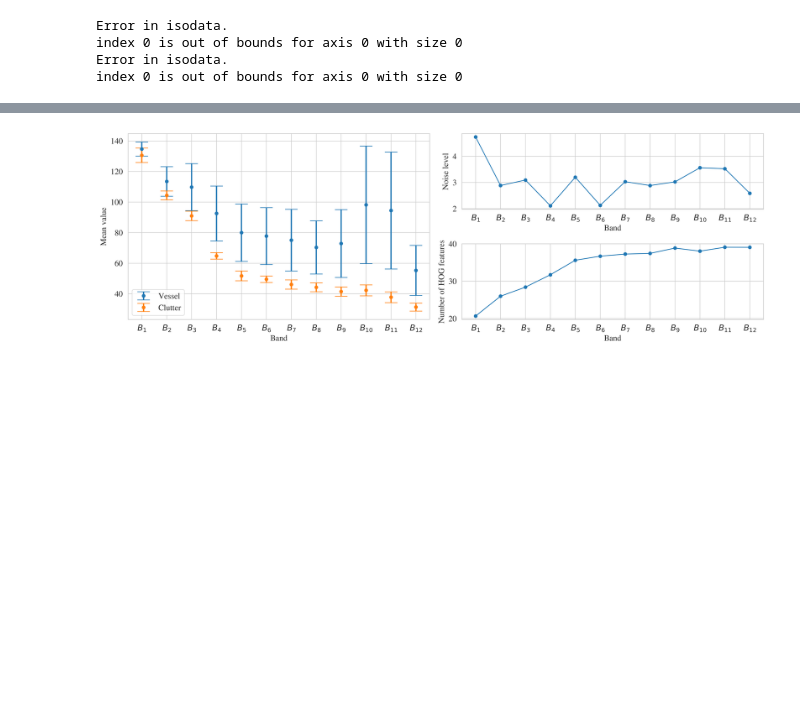
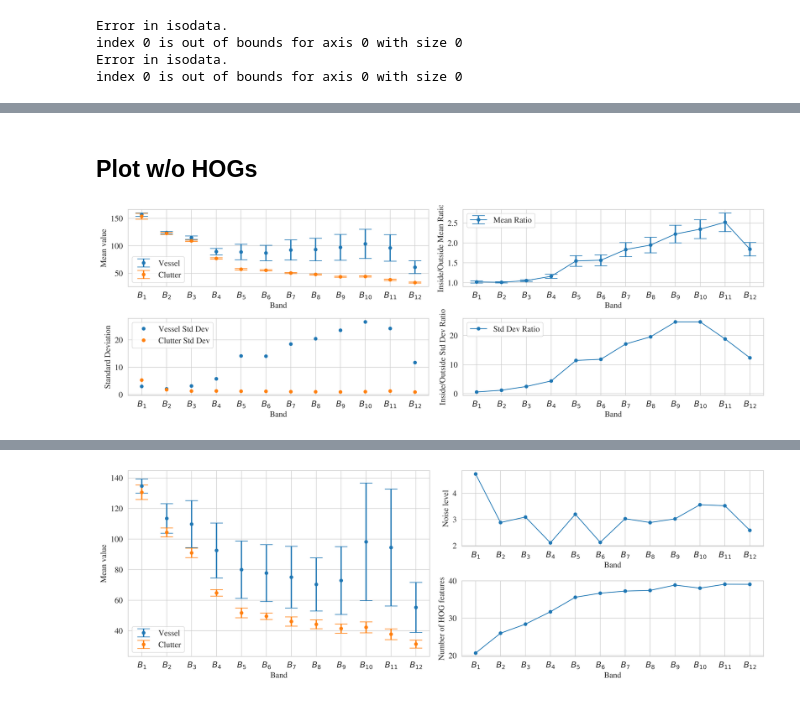
Before and after one commit to sirbastiano/SimpleDet, a Jupyter notebook: studies/SNR.ipynb, the cells around one changed output, grey strips where cells are left out. Drawn from its saved outputs; the diff is of its cells as text; code cells hidden in the pictures; blank space fills up the shorter version.

```diff
--- a/studies/SNR.ipynb
+++ b/studies/SNR.ipynb
@@ -220,3 +229,75 @@ for Band in range(1,13,1):
     meanValues = [x['mean'] for x in OutsideDict[Band]]
     stdValues = [x['std'] for x in OutsideDict[Band]]
     outsideResults[Band].append({'mean':np.mean(meanValues), 'std':np.mean(stdValues)})
+# %% [markdown]
+## Plot w/o HOGs
+# %%
+import matplotlib.pyplot as plt
+from style import set_style
+
+set_style(scale_factor=1.)
+threshold_value = 0.7
+
+plt.subplot(2, 2, 1)
+
+# Plot inside mean value with larger caps and lines
+x = range(1, int(Band)+1)
+xticks = [f'$B_{{{i}}}$' for i in x]
+y = [insideResults[x][0]['mean'] for x in range(1, int(Band)+1)]
+yerr = [insideResults[x][0]['std'] for x in range(1, int(Band)+1)]
+plt.errorbar(x, y, yerr=yerr, fmt='o', label='Vessel', capsize=10, elinewidth=2)
+
+# Plot outside mean value with larger caps and lines
+y = [outsideResults[x][0]['mean'] for x in range(1, int(Band)+1)]
+yerr = [outsideResults[x][0]['std'] for x in range(1, int(Band)+1)]
+plt.errorbar(x, y, yerr=yerr, fmt='o', label='Clutter', capsize=10, elinewidth=2)
+
+plt.xlabel('Band')
+plt.ylabel('Mean value')
+plt.xticks(x, xticks)
+plt.legend()
+
+# Calculate the ratio of inside and outside mean values
+ratio_mean = [insideResults[x][0]['mean'] / outsideResults[x][0]['mean'] for x in range(1, int(Band)+1)]
+ratio_mean_err = [np.sqrt((insideResults[x][0]['std']**2 + outsideResults[x][0]['std']**2) / (insideResults[x][0]['mean']**2 + outsideResults[x][0]['mean']**2)) for x in range(1, int(Band)+1)]
+
+plt.subplot(2, 2, 2)
+# Plot the ratio of mean values with larger caps and lines
+plt.errorbar(x, ratio_mean, yerr=ratio_mean_err, fmt='-o', label='Mean Ratio', capsize=10, elinewidth=2)
+plt.xlabel('Band')
+plt.ylabel('Inside/Outside Mean Ratio')
+plt.xticks(x, xticks)
+plt.legend()
+
+# New Subplot: Highlight standard deviations of inside and outside results
+plt.subplot(2, 2, 3)
+# Plot inside standard deviation with larger caps and lines
+y = [insideResults[x][0]['std'] for x in range(1, int(Band)+1)]
+plt.errorbar(x, y, yerr=None, fmt='o', label='Vessel Std Dev', capsize=10, elinewidth=2)
+
+# Plot outside standard deviation with larger caps and lines
+y = [outsideResults[x][0]['std'] for x in range(1, int(Band)+1)]
+plt.errorbar(x, y, yerr=None, fmt='o', label='Clutter Std Dev', capsize=10, elinewidth=2)
+
+plt.xlabel('Band')
+plt.ylabel('Standard Deviation')
+plt.xticks(x, xticks)
+plt.legend()
+
+# New Subplot: Plot the ratio of inside to outside standard deviations
+plt.subplot(2, 2, 4)
+# Calculate the ratio of inside to outside standard deviations
+ratio_std = [insideResults[x][0]['std'] / outsideResults[x][0]['std'] for x in range(1, int(Band)+1)]
+
+# Plot the ratio of standard deviations with larger caps and lines
+plt.errorbar(x, ratio_std, yerr=None, fmt='-o', label='Std Dev Ratio', capsize=10, elinewidth=2)
+plt.xlabel('Band')
+plt.ylabel('Inside/Outside Std Dev Ratio')
+plt.xticks(x, xticks)
+plt.legend()
+
+plt.tight_layout()
+plt.savefig('/Data_large/marine/PythonProjects/MMDET/results/venus_bg_statistics.png')
+plt.show()
+# %% [output]
+[figure, added]
```
Also changed, not shown: parts of 7 cells of this notebook, 12 other files.
